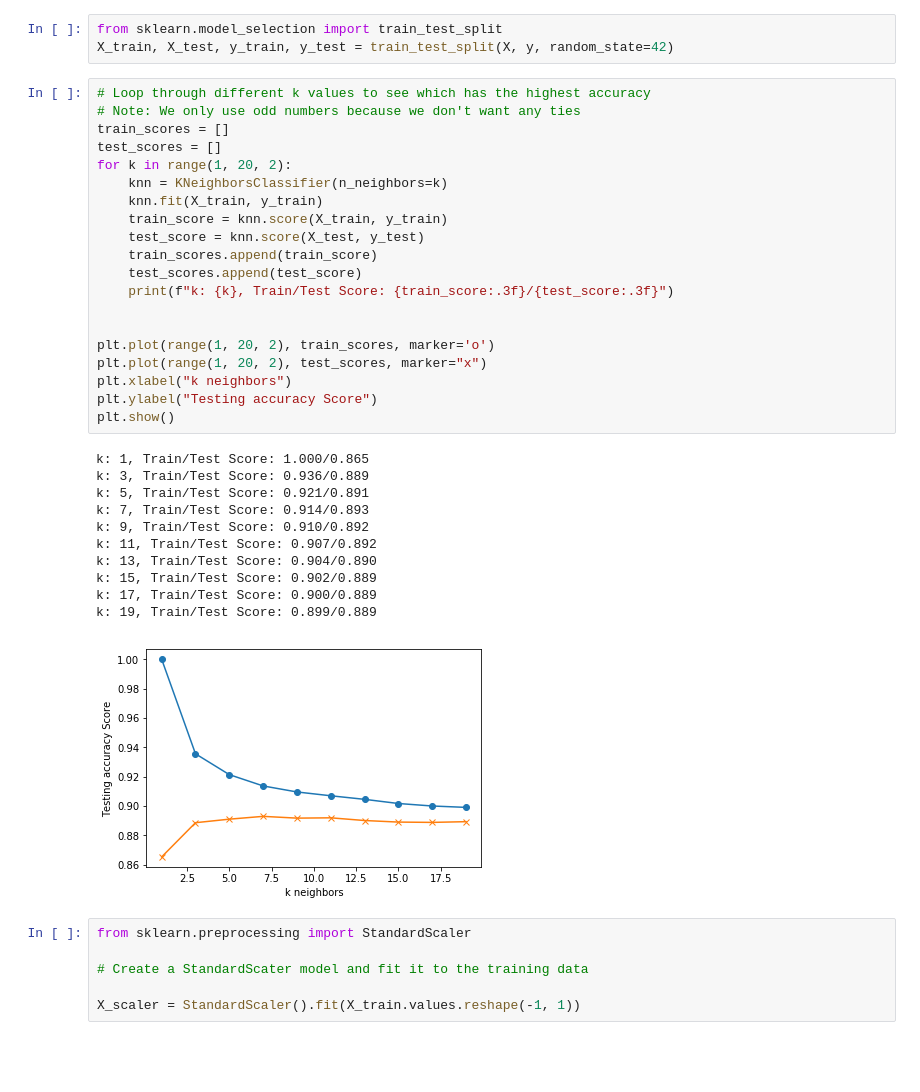
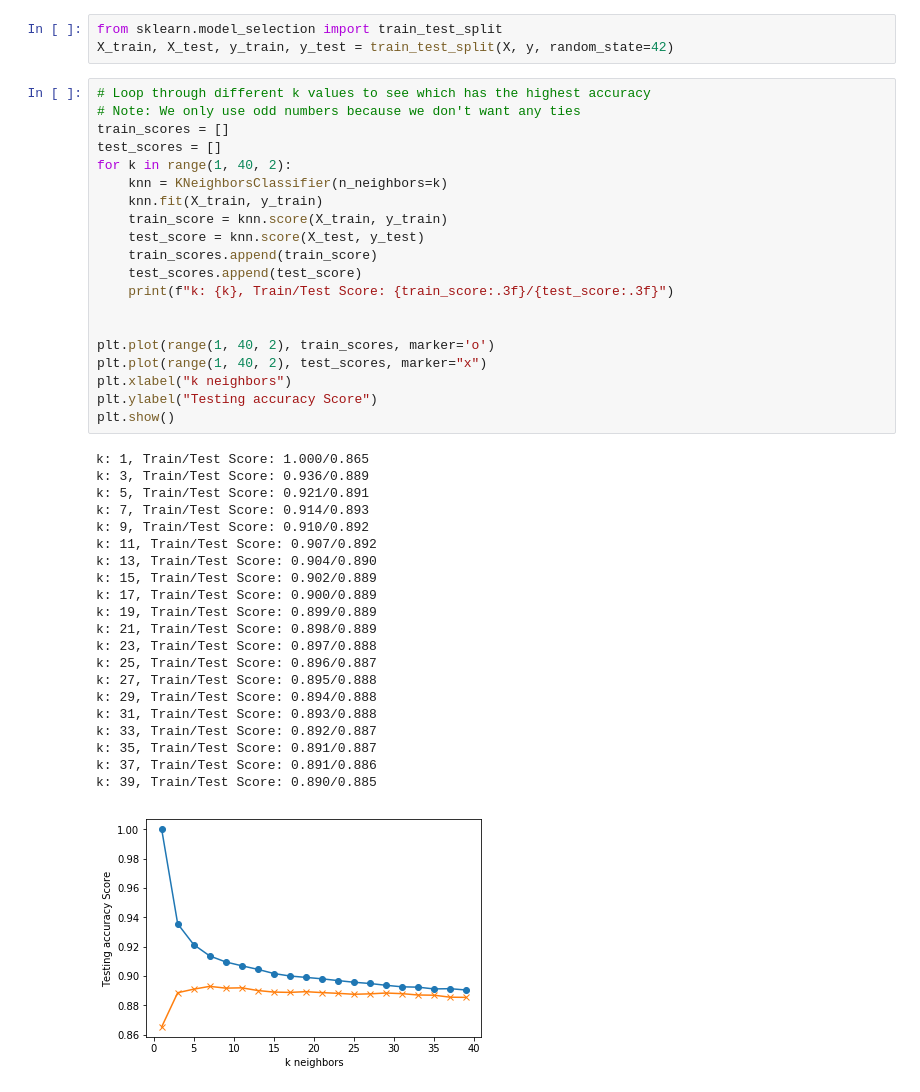
Before and after one commit to jherberg462/ml-predictions-project, a Jupyter notebook: aus_weather/ml_KNN_prediction.ipynb, the cells around one changed output. Saved outputs shown, nothing was run; the diff lists cells and outputs as text; blank space fills up the shorter version.

```diff
--- a/aus_weather/ml_KNN_prediction.ipynb
+++ b/aus_weather/ml_KNN_prediction.ipynb
@@ -60,38 +60,42 @@ X_train, X_test, y_train, y_test = train_test_split(X, y, random_state=42)
 # %%
 # Loop through different k values to see which has the highest accuracy
 # Note: We only use odd numbers because we don't want any ties
 train_scores = []
 test_scores = []
-for k in range(1, 20, 2):
+for k in range(1, 40, 2):
     knn = KNeighborsClassifier(n_neighbors=k)
     knn.fit(X_train, y_train)
     train_score = knn.score(X_train, y_train)
     test_score = knn.score(X_test, y_test)
     train_scores.append(train_score)
     test_scores.append(test_score)
     print(f"k: {k}, Train/Test Score: {train_score:.3f}/{test_score:.3f}")
 
 
-plt.plot(range(1, 20, 2), train_scores, marker='o')
-plt.plot(range(1, 20, 2), test_scores, marker="x")
+plt.plot(range(1, 40, 2), train_scores, marker='o')
+plt.plot(range(1, 40, 2), test_scores, marker="x")
 plt.xlabel("k neighbors")
 plt.ylabel("Testing accuracy Score")
 plt.show()
 # %% [output]
 k: 1, Train/Test Score: 1.000/0.865
 k: 3, Train/Test Score: 0.936/0.889
 k: 5, Train/Test Score: 0.921/0.891
 k: 7, Train/Test Score: 0.914/0.893
 k: 9, Train/Test Score: 0.910/0.892
 k: 11, Train/Test Score: 0.907/0.892
 k: 13, Train/Test Score: 0.904/0.890
 k: 15, Train/Test Score: 0.902/0.889
 k: 17, Train/Test Score: 0.900/0.889
 k: 19, Train/Test Score: 0.899/0.889
+k: 21, Train/Test Score: 0.898/0.889
+k: 23, Train/Test Score: 0.897/0.888
+k: 25, Train/Test Score: 0.896/0.887
+k: 27, Train/Test Score: 0.895/0.888
+k: 29, Train/Test Score: 0.894/0.888
+k: 31, Train/Test Score: 0.893/0.888
+k: 33, Train/Test Score: 0.892/0.887
+k: 35, Train/Test Score: 0.891/0.887
+k: 37, Train/Test Score: 0.891/0.886
+k: 39, Train/Test Score: 0.890/0.885
-[figure, old version]
+[figure, new version]
-# %%
-from sklearn.preprocessing import StandardScaler
-
-# Create a StandardScater model and fit it to the training data
-
-X_scaler = StandardScaler().fit(X_train.values.reshape(-1, 1))
```
Also changed, not shown: parts of 1 cell of this notebook.
